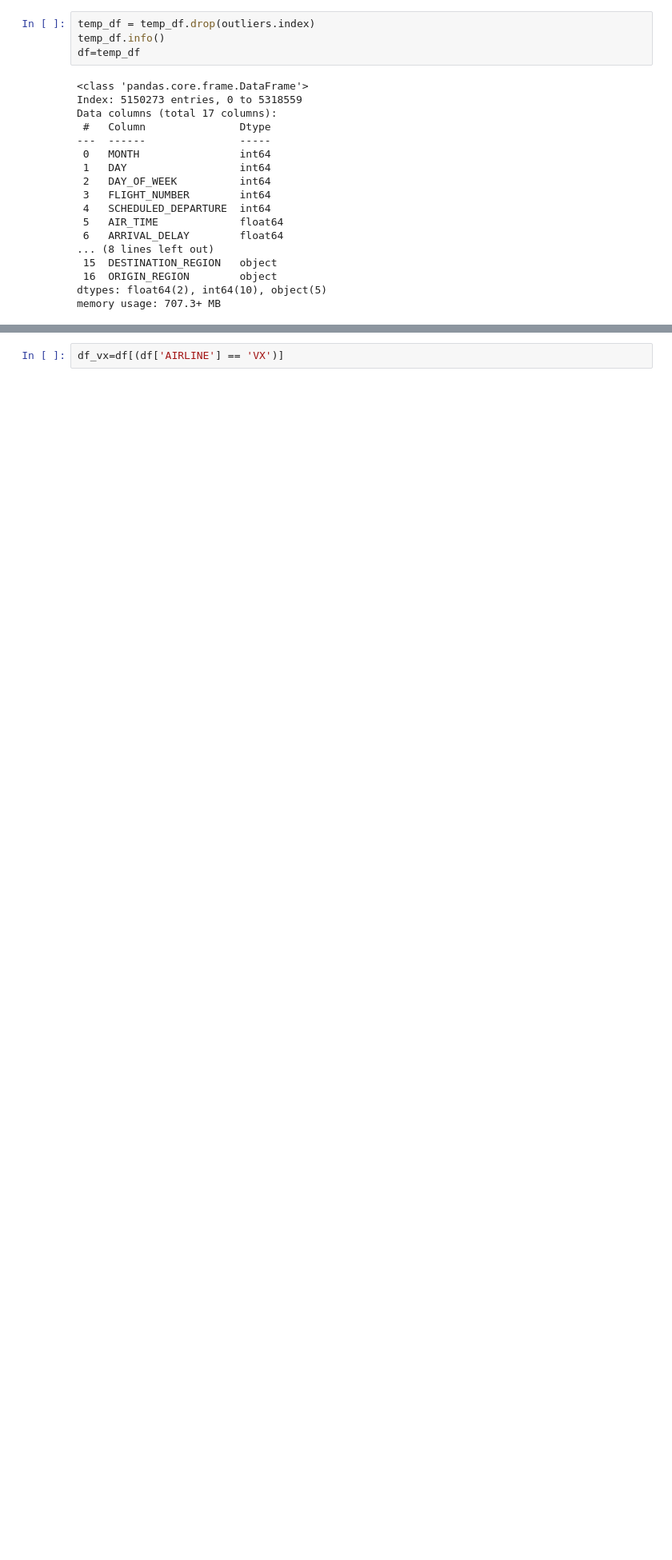
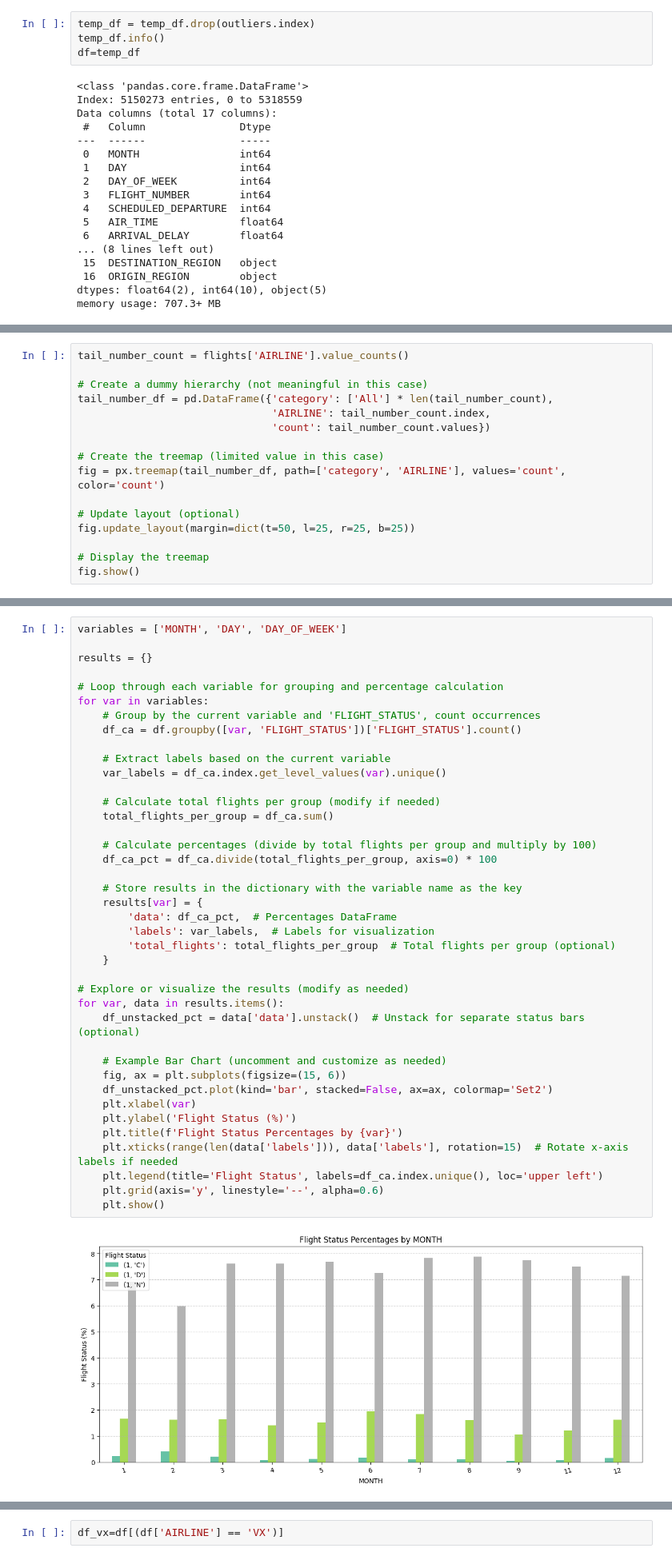
Before and after one commit to almostoutlier/Projects, a Jupyter notebook: Flights_Delay.ipynb, the cells around one changed output, grey strips where cells are left out. Shown at 80% size. Saved outputs shown, nothing was run; the diff lists cells and outputs as text; blank space fills up the shorter version.

```diff
--- a/Flights_Delay.ipynb
+++ b/Flights_Delay.ipynb
@@ -861,0 +781,16 @@ memory usage: 707.3+ MB
+# %%
+tail_number_count = flights['AIRLINE'].value_counts()
+
+# Create a dummy hierarchy (not meaningful in this case)
+tail_number_df = pd.DataFrame({'category': ['All'] * len(tail_number_count),
+                               'AIRLINE': tail_number_count.index,
+                               'count': tail_number_count.values})
+
+# Create the treemap (limited value in this case)
+fig = px.treemap(tail_number_df, path=['category', 'AIRLINE'], values='count', color='count')
+
+# Update layout (optional)
+fig.update_layout(margin=dict(t=50, l=25, r=25, b=25))
+
+# Display the treemap
+fig.show()
@@ -861,0 +807,42 @@ memory usage: 707.3+ MB
+# %%
+variables = ['MONTH', 'DAY', 'DAY_OF_WEEK']
+
+results = {}
+
+# Loop through each variable for grouping and percentage calculation
+for var in variables:
+    # Group by the current variable and 'FLIGHT_STATUS', count occurrences
+    df_ca = df.groupby([var, 'FLIGHT_STATUS'])['FLIGHT_STATUS'].count()
+
+    # Extract labels based on the current variable
+    var_labels = df_ca.index.get_level_values(var).unique()
+
+    # Calculate total flights per group (modify if needed)
+    total_flights_per_group = df_ca.sum()
+
+    # Calculate percentages (divide by total flights per group and multiply by 100)
+    df_ca_pct = df_ca.divide(total_flights_per_group, axis=0) * 100
+
+    # Store results in the dictionary with the variable name as the key
+    results[var] = {
+        'data': df_ca_pct,  # Percentages DataFrame
+        'labels': var_labels,  # Labels for visualization
+        'total_flights': total_flights_per_group  # Total flights per group (optional)
+    }
+
+# Explore or visualize the results (modify as needed)
+for var, data in results.items():
+    df_unstacked_pct = data['data'].unstack()  # Unstack for separate status bars (optional)
+
+    # Example Bar Chart (uncomment and customize as needed)
+    fig, ax = plt.subplots(figsize=(15, 6))
+    df_unstacked_pct.plot(kind='bar', stacked=False, ax=ax, colormap='Set2')
+    plt.xlabel(var)
+    plt.ylabel('Flight Status (%)')
+    plt.title(f'Flight Status Percentages by {var}')
+    plt.xticks(range(len(data['labels'])), data['labels'], rotation=15)  # Rotate x-axis labels if needed
+    plt.legend(title='Flight Status', labels=df_ca.index.unique(), loc='upper left')
+    plt.grid(axis='y', linestyle='--', alpha=0.6)
+    plt.show()
+# %% [output]
+[figure, added]
```
Also changed, not shown: parts of 116 cells of this notebook.
